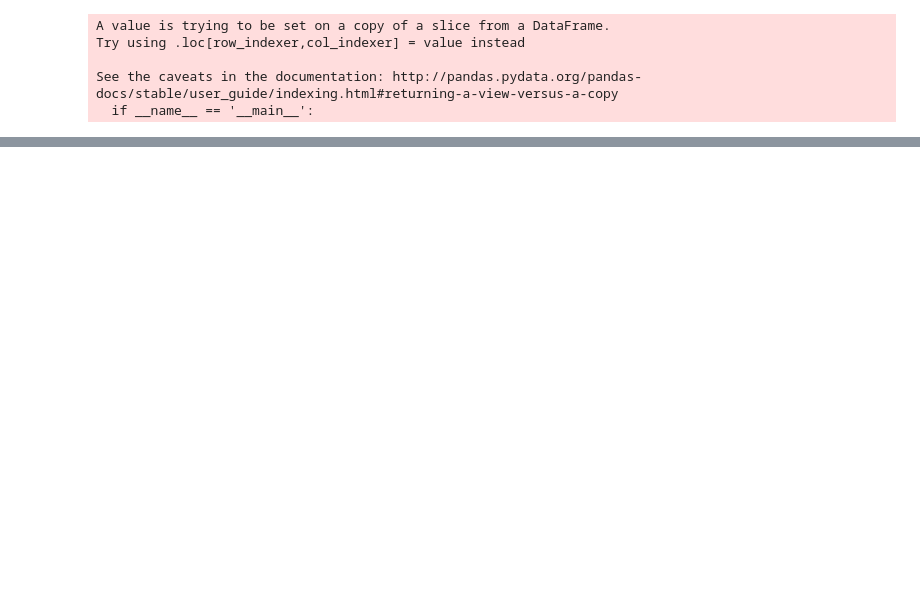
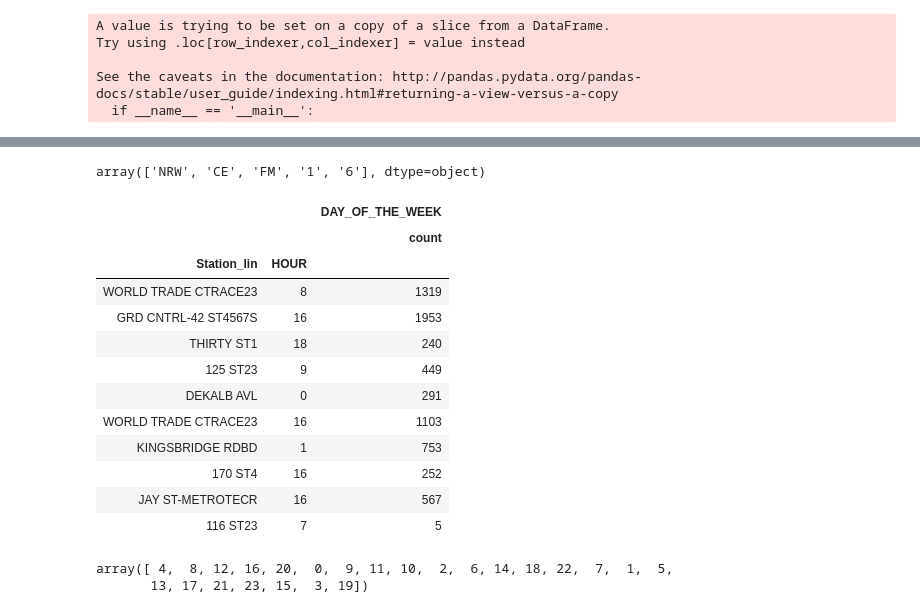
Before and after one commit to biancaorozco/metis_project1, a Jupyter notebook: data_scraping.ipynb, the cells around one changed output, grey strips where cells are left out. Cells and saved outputs as stored; diff of their text form; code cells hidden in the pictures; blank space fills up the shorter version.

```diff
--- a/data_scraping.ipynb
+++ b/data_scraping.ipynb
@@ -403,0 +414,29 @@ mta_df_wPrev.describe()
+# %%
+mta_df_wPrev[mta_df_wPrev["STATION"] == "34 ST-PENN STA"]["LINENAME"].unique()
+mta_df_wPrev[mta_df_wPrev["STATION"] == "23 ST"]["LINENAME"].unique()
+# %% [output]
+array(['NRW', 'CE', 'FM', '1', '6'], dtype=object)
+# %%
+gb = mta_final.groupby(['Station_lin', 'HOUR'])
+gb_agg = gb.agg({"DAY_OF_THE_WEEK": ['count']})
+gb_agg.sample(10)
+# %% [output]
+|  |  | DAY_OF_THE_WEEK |
+|  |  | count |
+| Station_lin | HOUR |  |
+| WORLD TRADE CTRACE23 | 8 | 1319 |
+| GRD CNTRL-42 ST4567S | 16 | 1953 |
+| THIRTY ST1 | 18 | 240 |
+| 125 ST23 | 9 | 449 |
+| DEKALB AVL | 0 | 291 |
+| WORLD TRADE CTRACE23 | 16 | 1103 |
+| KINGSBRIDGE RDBD | 1 | 753 |
+| 170 ST4 | 16 | 252 |
+| JAY ST-METROTECR | 16 | 567 |
+| 116 ST23 | 7 | 5 |
+# %%
+hrs = mta_final["HOUR"].unique()
+hrs
+# %% [output]
+array([ 4,  8, 12, 16, 20,  0,  9, 11, 10,  2,  6, 14, 18, 22,  7,  1,  5,
+       13, 17, 21, 23, 15,  3, 19])
```
Also changed, not shown: parts of 5 cells of this notebook.
